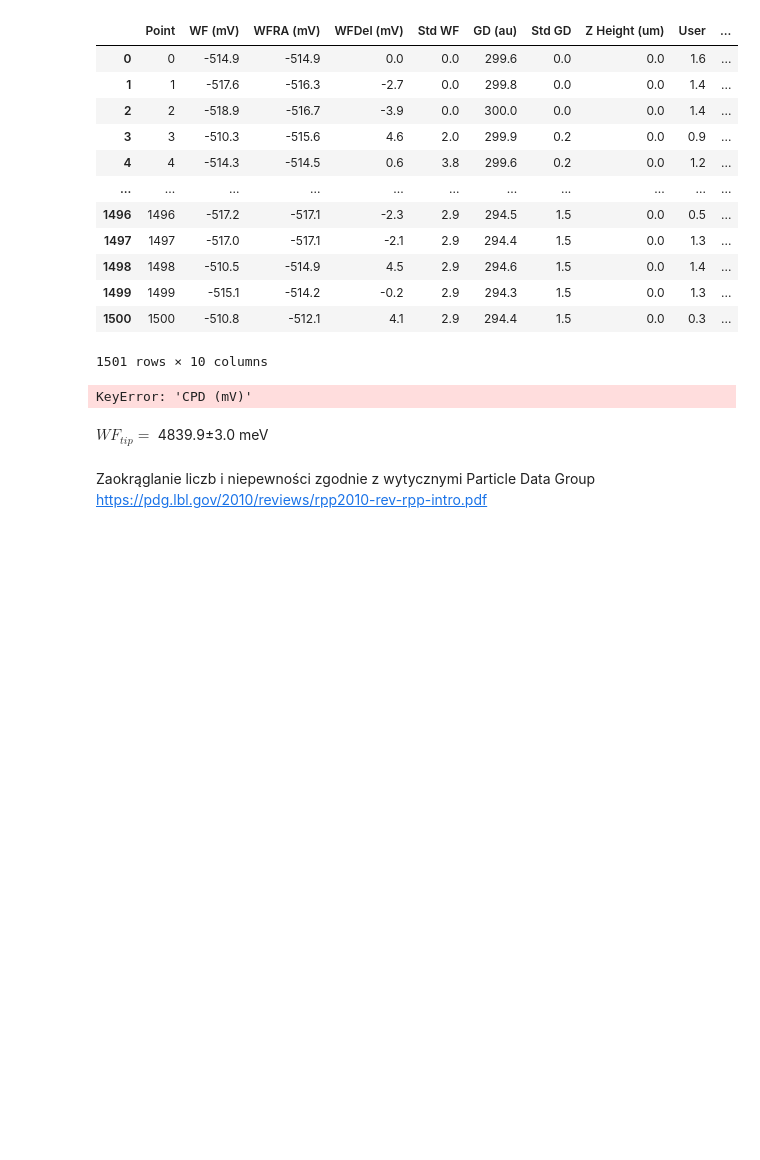
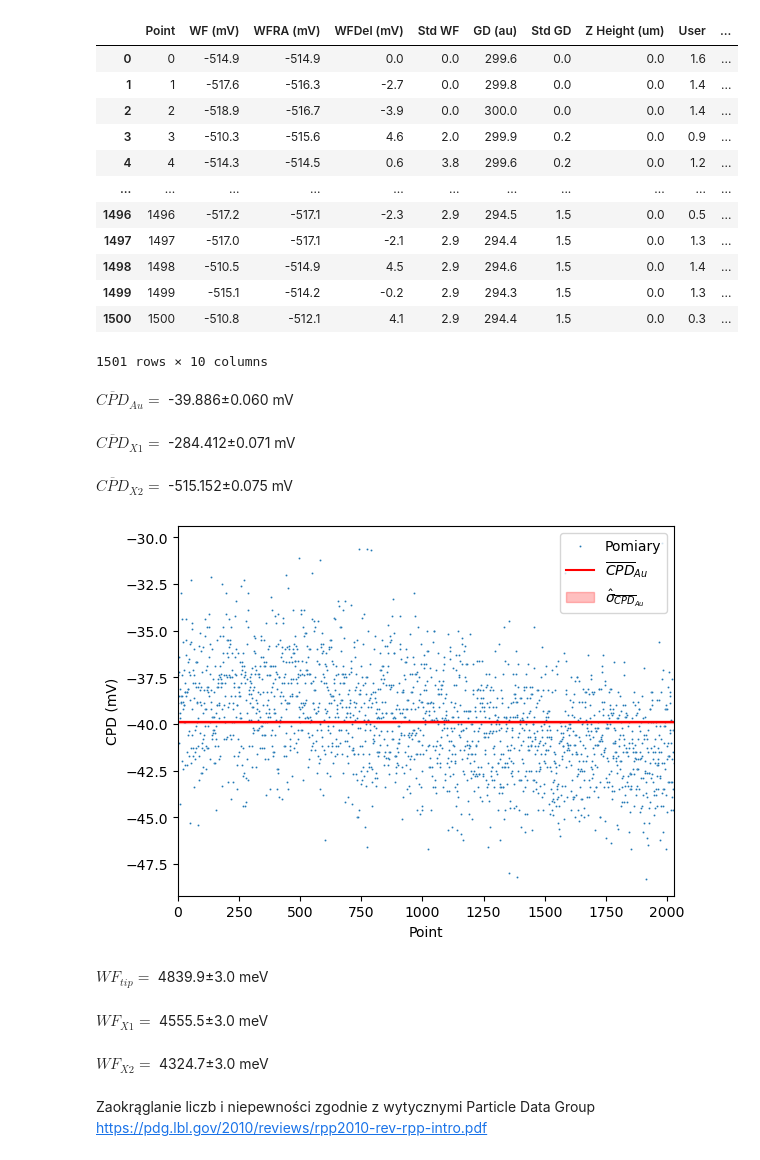
Before and after one commit to michelangelo21/NLTK-kelvin-probe, a Jupyter notebook: raport.ipynb, the cells around one changed output. Saved outputs shown, nothing was run; the diff lists cells and outputs as text; code cells hidden in the pictures; blank space fills up the shorter version.

```diff
--- a/raport.ipynb
+++ b/raport.ipynb
@@ -31,27 +32,38 @@ df_CPD_X2
 1501 rows × 10 columns
 # %%
 CPD_Au = ufloat(df_CPD_Au['CPD (mV)'].mean(), df_CPD_Au['CPD (mV)'].sem()) # mV
-CPD_X1 = ufloat(df_CPD_X1['CPD (mV)'].mean(), df_CPD_X1['CPD (mV)'].sem()) # mV
-CPD_X2 = ufloat(df_CPD_X2['CPD (mV)'].mean(), df_CPD_X2['CPD (mV)'].sem()) # mV
+CPD_X1 = ufloat(df_CPD_X1['WF (mV)'].mean(), df_CPD_X1['WF (mV)'].sem()) # mV
+CPD_X2 = ufloat(df_CPD_X2['WF (mV)'].mean(), df_CPD_X2['WF (mV)'].sem()) # mV
 
 graph = sns.scatterplot(x="Point", y="CPD (mV)", data=df_CPD_Au, s=2, label="Pomiary")
 graph.axhline(CPD_Au.n, color='r', linestyle='-', label='$\overline{CPD}_{Au}}$')
 graph.fill_between(df_CPD_Au["Point"], CPD_Au.n-CPD_Au.s, CPD_Au.n+CPD_Au.s, color='r', alpha=0.25, label='$\hat{\sigma}_{\overline{CPD}_{Au}}$')
 graph.set_xlim(df_CPD_Au["Point"].min(), df_CPD_Au["Point"].max())
 graph.legend()
 
 display(Latex(f"$\overline{{CPD}}_{{Au}} =$ {CPD_Au:.2uP} mV"))
 display(Latex(f"$\overline{{CPD}}_{{X1}} =$ {CPD_X1:.2uP} mV"))
 display(Latex(f"$\overline{{CPD}}_{{X2}} =$ {CPD_X2:.2uP} mV"))
 # %% [output]
-KeyError: 'CPD (mV)'
+$\overline{CPD}_{Au} =$ -39.886±0.060 mV
+$\overline{CPD}_{X1} =$ -284.412±0.071 mV
+$\overline{CPD}_{X2} =$ -515.152±0.075 mV
+[figure, added]
 # %%
 WF_Au = ufloat(4800, 3) # meV
 # e = 1.602176634e-19 # C
 e = 1 # e
 WF_tip = WF_Au - 1*e * CPD_Au
+WF_X1 = WF_tip + 1*e * CPD_X1
+WF_X2 = WF_tip + 1*e * CPD_X2
+
+
 display(Latex(f"$WF_{{tip}} =$ {WF_tip:.2uP} meV"))
+display(Latex(f"$WF_{{X1}} =$ {WF_X1:.2uP} meV"))
+display(Latex(f"$WF_{{X2}} =$ {WF_X2:.2uP} meV"))
 # %% [output]
 $WF_{tip} =$ 4839.9±3.0 meV
+$WF_{X1} =$ 4555.5±3.0 meV
+$WF_{X2} =$ 4324.7±3.0 meV
 # %% [markdown]
 Zaokrąglanie liczb i niepewności zgodnie z wytycznymi Particle Data Group https://pdg.lbl.gov/2010/reviews/rpp2010-rev-rpp-intro.pdf
```
Also changed, not shown: parts of 2 cells of this notebook.
